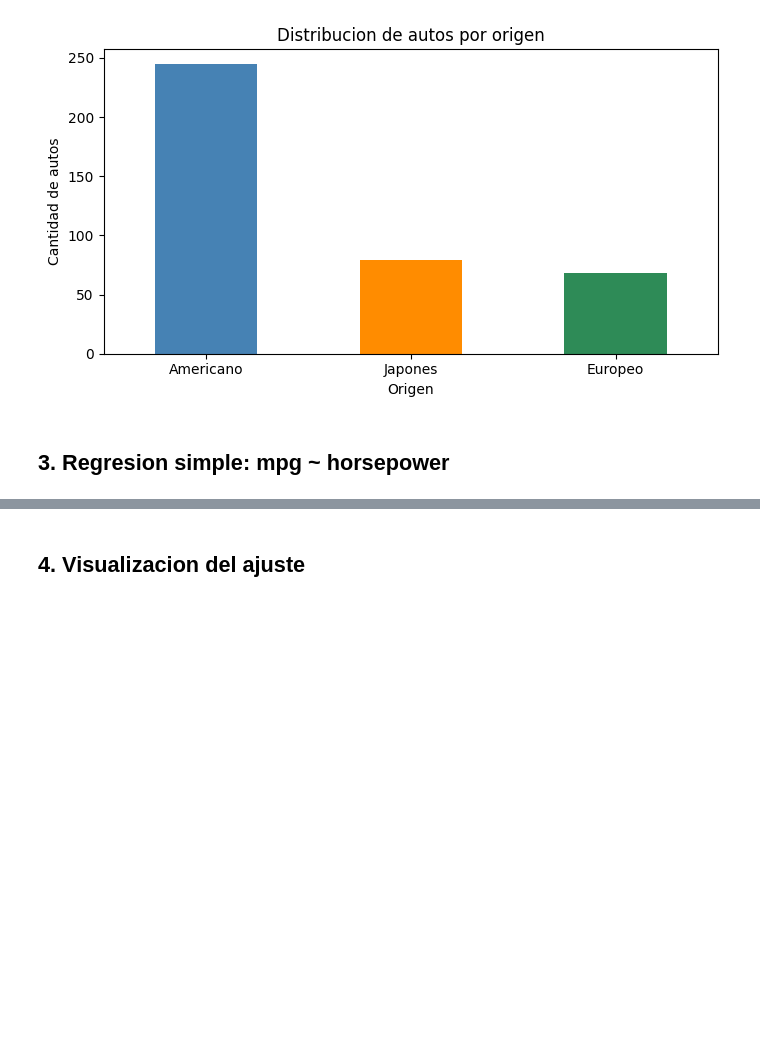
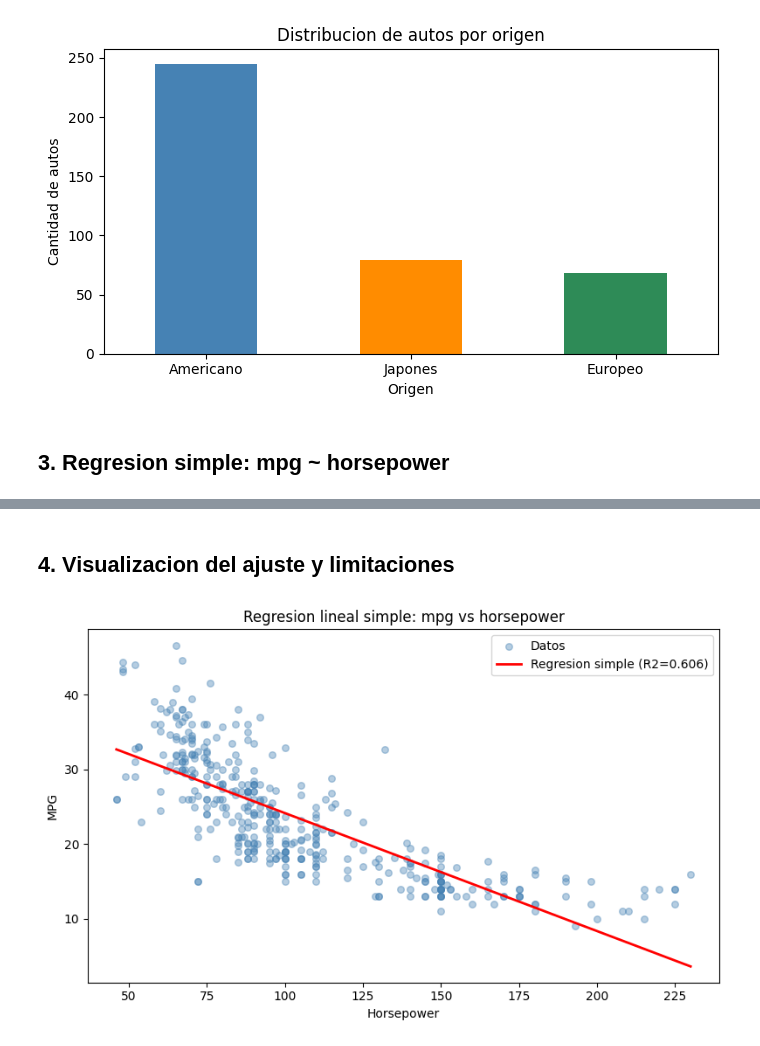
Before and after one commit to josiascs7/Fundamentos-de-Ciencia-de-Datos, a Jupyter notebook: Unidad 6 - Ajustes y Modelos/Practica 2/practica2_ej6_auto.ipynb, the cells around one changed output, grey strips where cells are left out. Cells and saved outputs as stored; diff of their text form; code cells hidden in the pictures; blank space fills up the shorter version.

```diff
--- a/Unidad 6 - Ajustes y Modelos/Practica 2/practica2_ej6_auto.ipynb
+++ b/Unidad 6 - Ajustes y Modelos/Practica 2/practica2_ej6_auto.ipynb
@@ -94,4 +93,19 @@ Modelo: mpg = 39.9359 + (-0.1578) * horsepower
 Relacion: negativa
 R2 = 0.6059 (60.6% de la variabilidad explicada)
 # %% [markdown]
-## 4. Visualizacion del ajuste
+## 4. Visualizacion del ajuste y limitaciones
+# %%
+hp_seq = np.linspace(df["horsepower"].min(), df["horsepower"].max(), 300)
+
+fig, ax = plt.subplots(figsize=(8, 5))
+ax.scatter(df["horsepower"], df["mpg"], color="steelblue", alpha=0.4, s=30, label="Datos")
+ax.plot(hp_seq, res_simple.predict(pd.DataFrame({"horsepower": hp_seq})),
+        color="red", lw=2, label=f"Regresion simple (R2={res_simple.rsquared:.3f})")
+ax.set_xlabel("Horsepower")
+ax.set_ylabel("MPG")
+ax.set_title("Regresion lineal simple: mpg vs horsepower")
+ax.legend()
+plt.tight_layout()
+plt.show()
+# %% [output]
+[figure, added]
```
Also changed, not shown: parts of 9 cells of this notebook.
